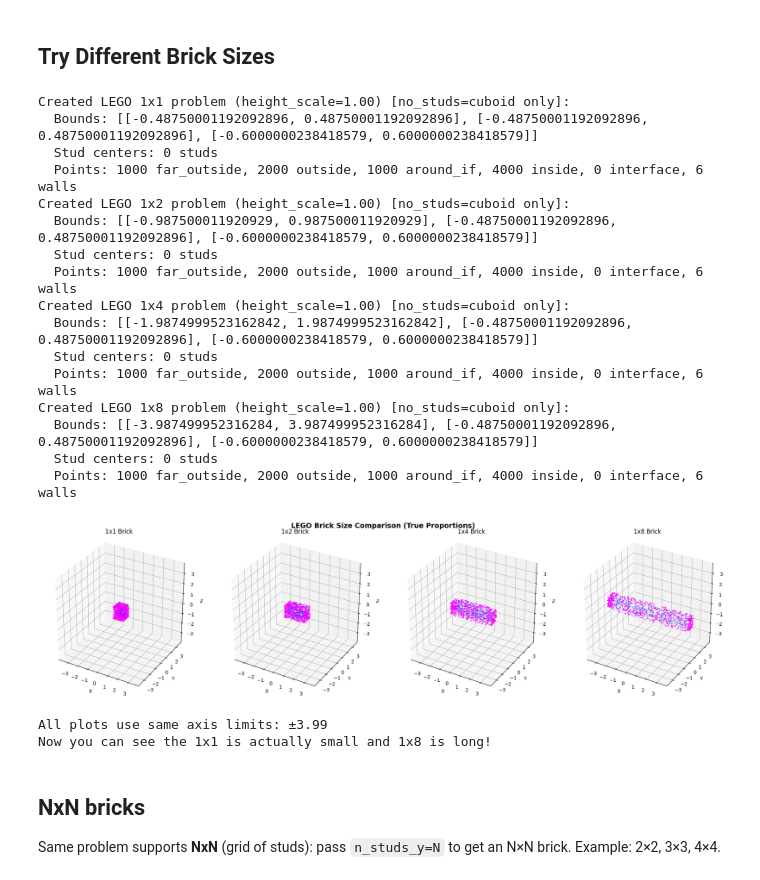
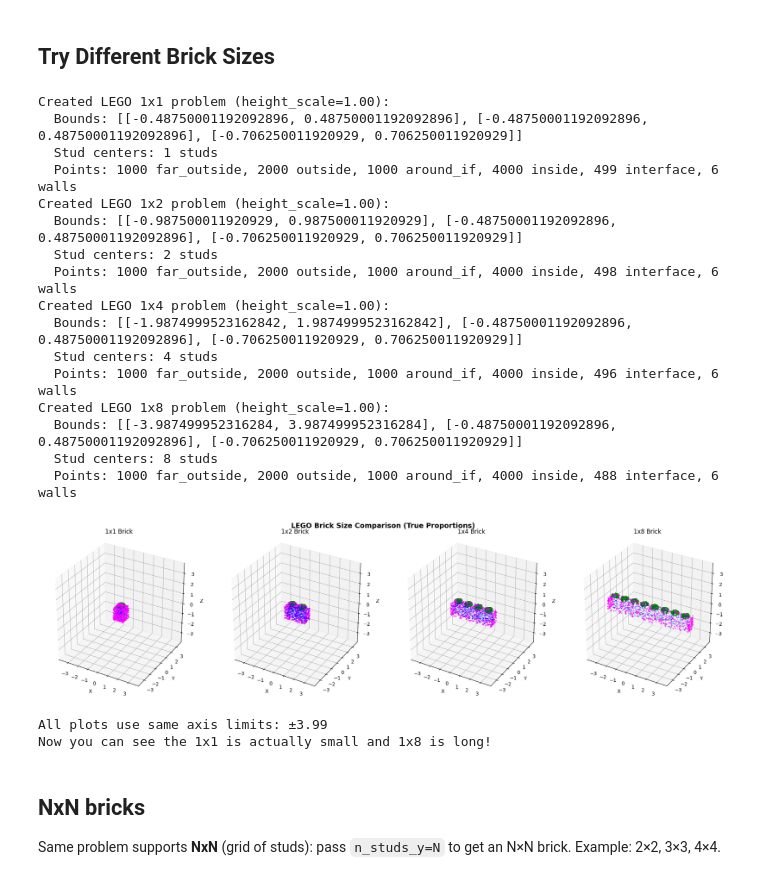
Before and after one commit to Dalu1234/GINNs-Geometry-informed-Neural-Networks, a Jupyter notebook: notebooks/lego_constraint_visualization.ipynb, the cells around one changed output. Cells and saved outputs as stored; diff of their text form; code cells hidden in the pictures.

```diff
--- a/notebooks/lego_constraint_visualization.ipynb
+++ b/notebooks/lego_constraint_visualization.ipynb
@@ -28,6 +28,7 @@ from GINN.problems.problem_lego_1xN import ProblemLego1xN
 problem = ProblemLego1xN(
     nx=3,
     n_studs=4,
+    no_studs=False,
     n_points_envelope=2000,
     n_points_interfaces=1000,
     n_points_domain=3000
@@ -325,6 +326,7 @@ try:
     for h_scale, x_off, color, name in zip(height_scales, x_offsets, colors, names):
         prob = ProblemLego1xN(
             nx=3, n_studs=4,
+            no_studs=False,
             n_points_envelope=800, n_points_interfaces=500, n_points_domain=1500,
             height_scale=h_scale
         )
@@ -377,6 +379,7 @@ for i, n_studs in enumerate([1, 2, 4, 8]):
     prob = ProblemLego1xN(
         nx=3,
         n_studs=n_studs,
+        no_studs=False,
         n_points_envelope=1000,
         n_points_interfaces=500,
         n_points_domain=2000
@@ -391,50 +394,50 @@ for i, n_studs in enumerate([1, 2, 4, 8]):
 for i, (n_studs, prob) in enumerate(zip([1, 2, 4, 8], all_probs)):
     pts = prob.constr_pts_dict['inside_envelope']
     interface = prob.constr_pts_dict['interface']
     walls = prob.constr_pts_dict['walls']
 
     ax = axes[i]
     ax.scatter(pts[::3, 0], pts[::3, 1], pts[::3, 2], c='blue', s=1, alpha=0.3)
     ax.scatter(interface[:, 0], interface[:, 1], interface[:, 2], c='green', s=5, alpha=0.8)
     ax.scatter(walls[:, 0], walls[:, 1], walls[:, 2], c='magenta', s=3, alpha=0.6)
     ax.set_title(f'1x{n_studs} Brick')
     ax.set_xlabel('X')
     ax.set_ylabel('Y')
     ax.set_zlabel('Z')
 
     # Set equal aspect ratio - use the same limits for all plots
     half_extent = max_extent / 2
     ax.set_xlim(-half_extent, half_extent)
     ax.set_ylim(-half_extent, half_extent)
     ax.set_zlim(-half_extent, half_extent)
 
     # Make axes equal scale (requires matplotlib 3.3+)
     ax.set_box_aspect([1, 1, 1])
 
 plt.suptitle('LEGO Brick Size Comparison (True Proportions)', fontsize=14, fontweight='bold')
 plt.tight_layout()
 plt.show()
 
 print(f"All plots use same axis limits: ±{half_extent:.2f}")
 print("Now you can see the 1x1 is actually small and 1x8 is long!")
 # %% [output]
-Created LEGO 1x1 problem (height_scale=1.00) [no_studs=cuboid only]:
-  Bounds: [[-0.48750001192092896, 0.48750001192092896], [-0.48750001192092896, 0.48750001192092896], [-0.6000000238418579, 0.6000000238418579]]
-  Stud centers: 0 studs
-  Points: 1000 far_outside, 2000 outside, 1000 around_if, 4000 inside, 0 interface, 6 walls
-Created LEGO 1x2 problem (height_scale=1.00) [no_studs=cuboid only]:
-  Bounds: [[-0.987500011920929, 0.987500011920929], [-0.48750001192092896, 0.48750001192092896], [-0.6000000238418579, 0.6000000238418579]]
-  Stud centers: 0 studs
-  Points: 1000 far_outside, 2000 outside, 1000 around_if, 4000 inside, 0 interface, 6 walls
-Created LEGO 1x4 problem (height_scale=1.00) [no_studs=cuboid only]:
-  Bounds: [[-1.9874999523162842, 1.9874999523162842], [-0.48750001192092896, 0.48750001192092896], [-0.6000000238418579, 0.6000000238418579]]
-  Stud centers: 0 studs
-  Points: 1000 far_outside, 2000 outside, 1000 around_if, 4000 inside, 0 interface, 6 walls
-Created LEGO 1x8 problem (height_scale=1.00) [no_studs=cuboid only]:
-  Bounds: [[-3.987499952316284, 3.987499952316284], [-0.48750001192092896, 0.48750001192092896], [-0.6000000238418579, 0.6000000238418579]]
-  Stud centers: 0 studs
-  Points: 1000 far_outside, 2000 outside, 1000 around_if, 4000 inside, 0 interface, 6 walls
+Created LEGO 1x1 problem (height_scale=1.00):
+  Bounds: [[-0.48750001192092896, 0.48750001192092896], [-0.48750001192092896, 0.48750001192092896], [-0.706250011920929, 0.706250011920929]]
+  Stud centers: 1 studs
+  Points: 1000 far_outside, 2000 outside, 1000 around_if, 4000 inside, 499 interface, 6 walls
+Created LEGO 1x2 problem (height_scale=1.00):
+  Bounds: [[-0.987500011920929, 0.987500011920929], [-0.48750001192092896, 0.48750001192092896], [-0.706250011920929, 0.706250011920929]]
+  Stud centers: 2 studs
+  Points: 1000 far_outside, 2000 outside, 1000 around_if, 4000 inside, 498 interface, 6 walls
+Created LEGO 1x4 problem (height_scale=1.00):
+  Bounds: [[-1.9874999523162842, 1.9874999523162842], [-0.48750001192092896, 0.48750001192092896], [-0.706250011920929, 0.706250011920929]]
+  Stud centers: 4 studs
+  Points: 1000 far_outside, 2000 outside, 1000 around_if, 4000 inside, 496 interface, 6 walls
+Created LEGO 1x8 problem (height_scale=1.00):
+  Bounds: [[-3.987499952316284, 3.987499952316284], [-0.48750001192092896, 0.48750001192092896], [-0.706250011920929, 0.706250011920929]]
+  Stud centers: 8 studs
+  Points: 1000 far_outside, 2000 outside, 1000 around_if, 4000 inside, 488 interface, 6 walls
-[figure, old version]
+[figure, new version]
 All plots use same axis limits: ±3.99
 Now you can see the 1x1 is actually small and 1x8 is long!
 # %% [markdown]
```
Also changed, not shown: parts of 9 cells of this notebook, 6 other files.
